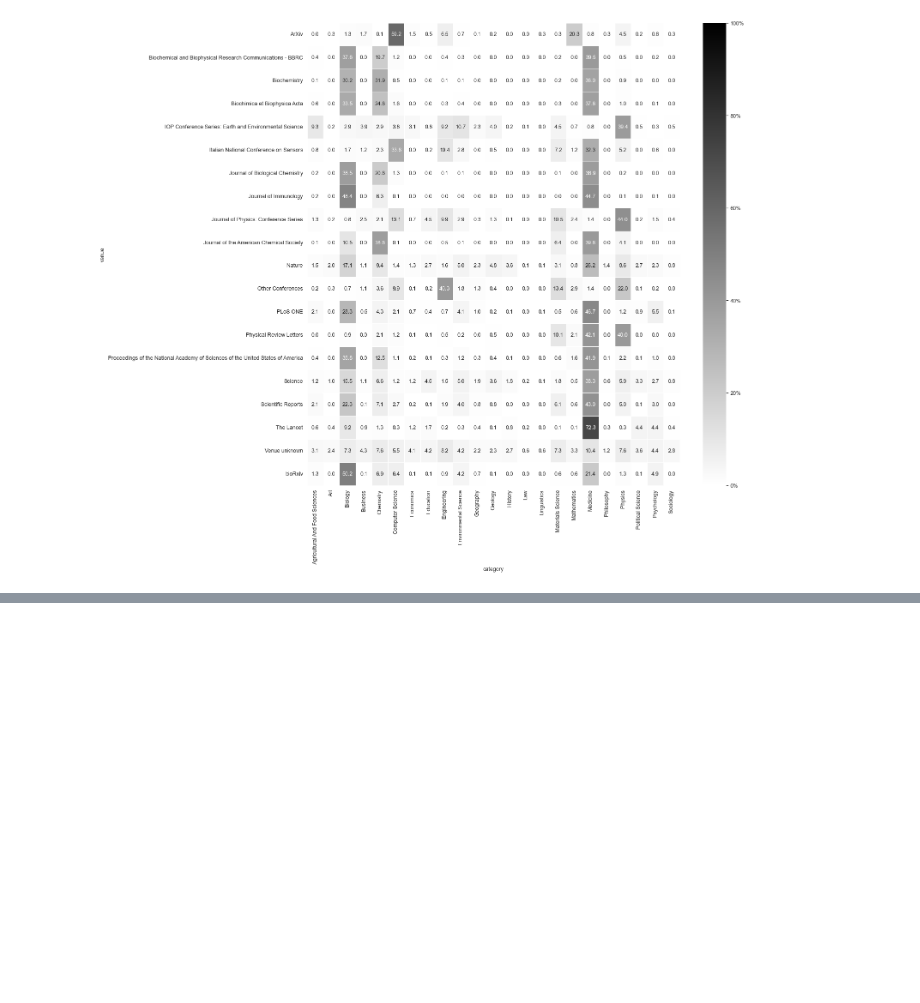
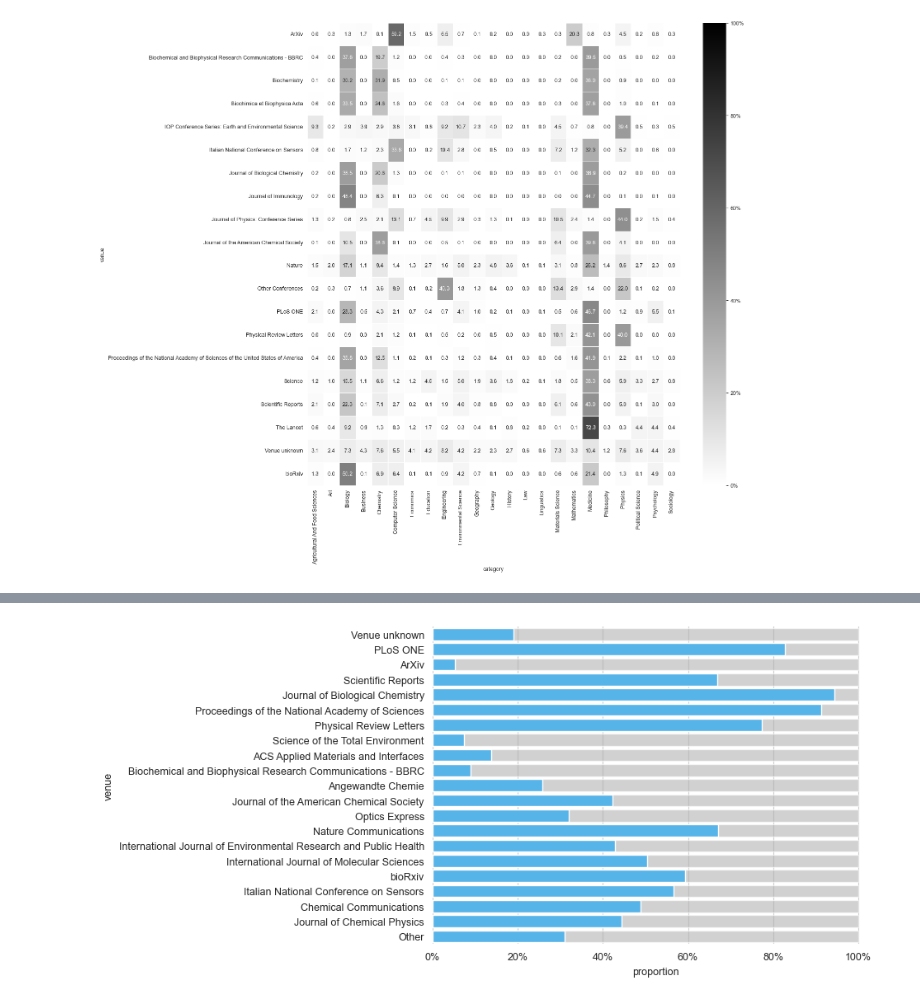
Before and after one commit to naustica/MA, a Jupyter notebook: Codebook.ipynb, the cells around one changed output, grey strips where cells are left out. Saved outputs shown, nothing was run; the diff lists cells and outputs as text; code cells hidden in the pictures; blank space fills up the shorter version.

```diff
--- a/Codebook.ipynb
+++ b/Codebook.ipynb
@@ -492,0 +502,40 @@ plt.show()
+# %%
+df_oa_venue_hist2 = df_oa_venue_hist2.loc[df_oa_venue_hist2._merge == 'left_only'].copy()
+# %%
+df_oa_venue_hist2 = df_oa_venue_hist2.groupby(['isopenaccess'])['number_of_publications']\
+                                .sum().reset_index()
+df_oa_venue_hist2['number_of_total_publications'] = df_oa_venue_hist2['number_of_publications'].sum()
+df_oa_venue_hist2['venue'] = 'Other'
+df_oa_venue_hist2['proportion'] = df_oa_venue_hist2['number_of_publications']/\
+                                    df_oa_venue_hist2['number_of_total_publications']
+# %%
+df_oa_venue_hist = pd.concat([df_oa_venue_hist, df_oa_venue_hist2], ignore_index=True)
+# %%
+df_oa_venue_hist.venue.replace('', 'Venue unknown', inplace=True)
+# %%
+fig, axes = plt.subplots(figsize=(7,5))
+
+plt.box(False)
+
+ax1 = sns.barplot(x=[1] * len(df_oa_venue_hist),
+                  y='venue',
+                  data=df_oa_venue_hist,
+                  label='FALSE',
+                  color='#b3b3b3a0',
+                  saturation=1,
+                  alpha=0.6
+                 )
+
+ax2 = sns.barplot(x='proportion',
+                  y='venue',
+                  data=df_oa_venue_hist[df_oa_venue_hist.isopenaccess == True],
+                  label='TRUE',
+                  color='#56B4E9',
+                  saturation=1,
+                  alpha=1
+                 )
+
+axes.xaxis.set_major_formatter(mtick.PercentFormatter(1.0))
+plt.show()
+# %% [output]
+[figure, added]
```
Also changed, not shown: parts of 20 cells of this notebook.
